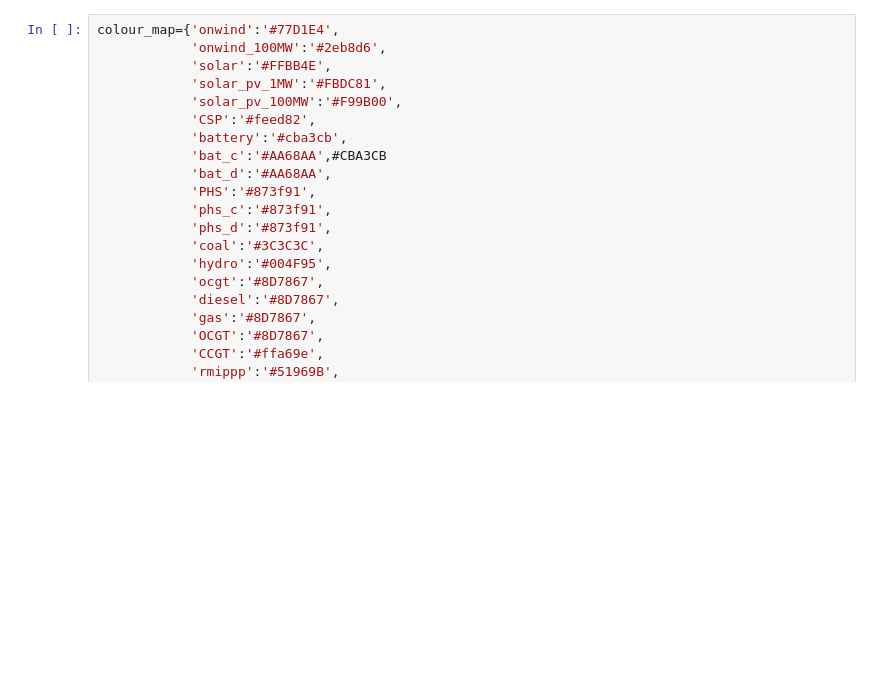
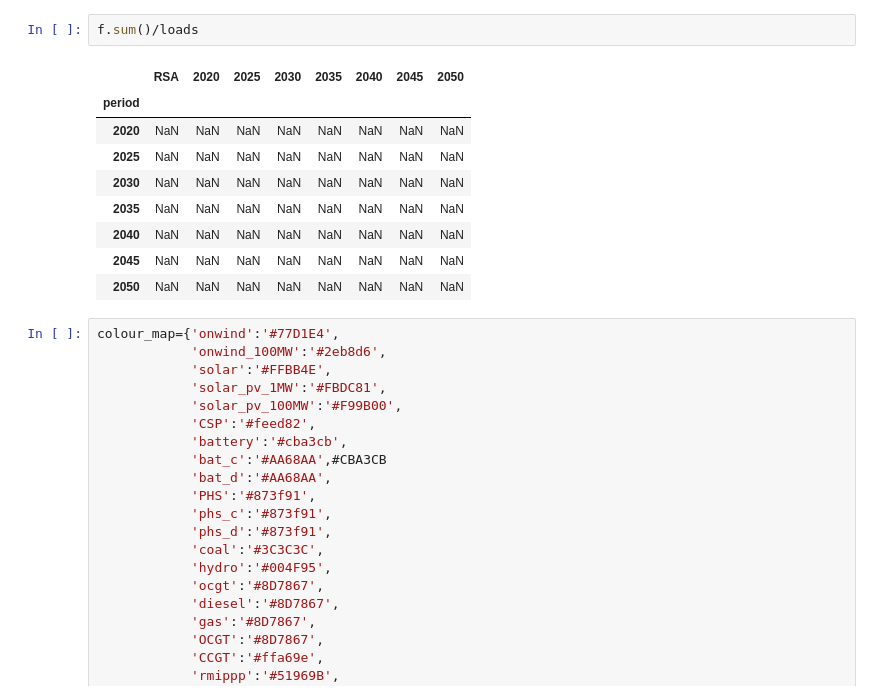
Before and after one commit to PyPSA/pypsa-za, a Jupyter notebook: notebooks/general_playground.ipynb, the cells around one changed output. Cells and saved outputs as stored; diff of their text form; blank space fills up the shorter version.

```diff
--- a/notebooks/general_playground.ipynb
+++ b/notebooks/general_playground.ipynb
@@ -65,3 +70,15 @@ def aggregate_p_curtailed(n,y):
+# %%
+f.sum()/loads
+# %% [output]
+|  | RSA | 2020 | 2025 | 2030 | 2035 | 2040 | 2045 | 2050 |
+| period |  |  |  |  |  |  |  |  |
+| 2020 | NaN | NaN | NaN | NaN | NaN | NaN | NaN | NaN |
+| 2025 | NaN | NaN | NaN | NaN | NaN | NaN | NaN | NaN |
+| 2030 | NaN | NaN | NaN | NaN | NaN | NaN | NaN | NaN |
+| 2035 | NaN | NaN | NaN | NaN | NaN | NaN | NaN | NaN |
+| 2040 | NaN | NaN | NaN | NaN | NaN | NaN | NaN | NaN |
+| 2045 | NaN | NaN | NaN | NaN | NaN | NaN | NaN | NaN |
+| 2050 | NaN | NaN | NaN | NaN | NaN | NaN | NaN | NaN |
 # %%
 colour_map={'onwind':'#77D1E4',
             'onwind_100MW':'#2eb8d6',
```
Also changed, not shown: parts of 33 cells of this notebook, 8 other files.
